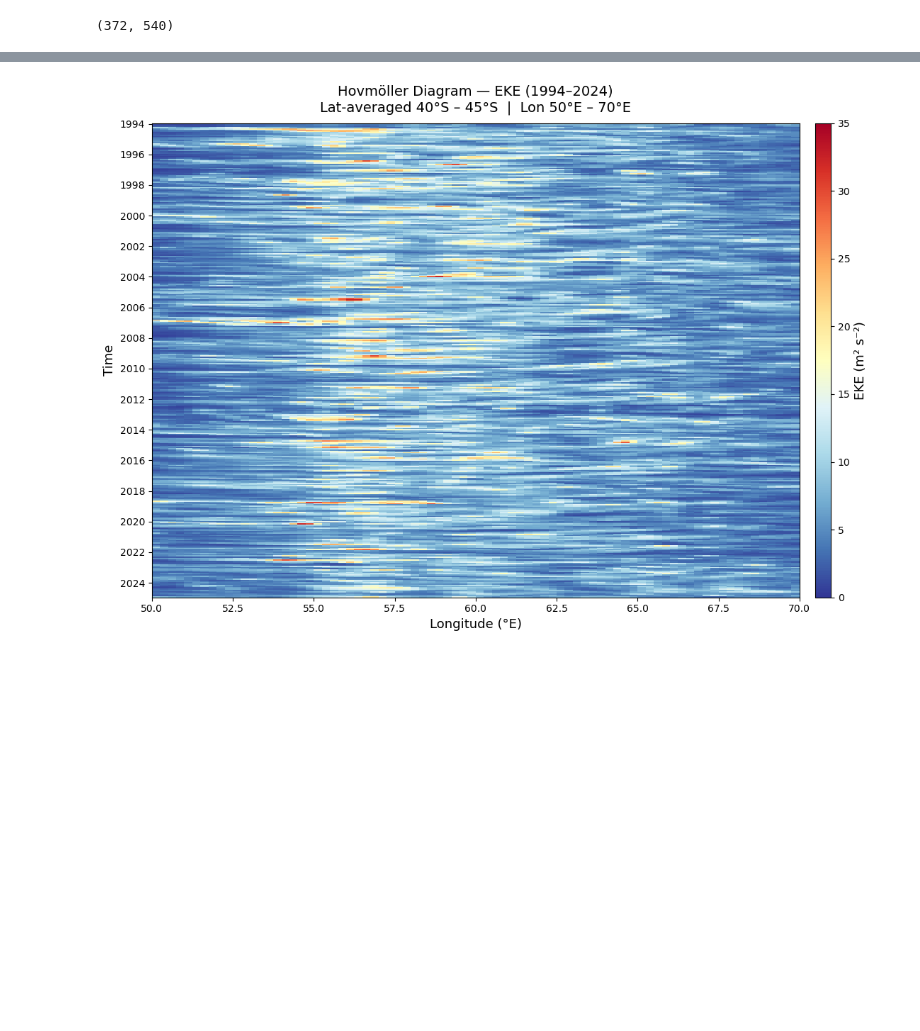
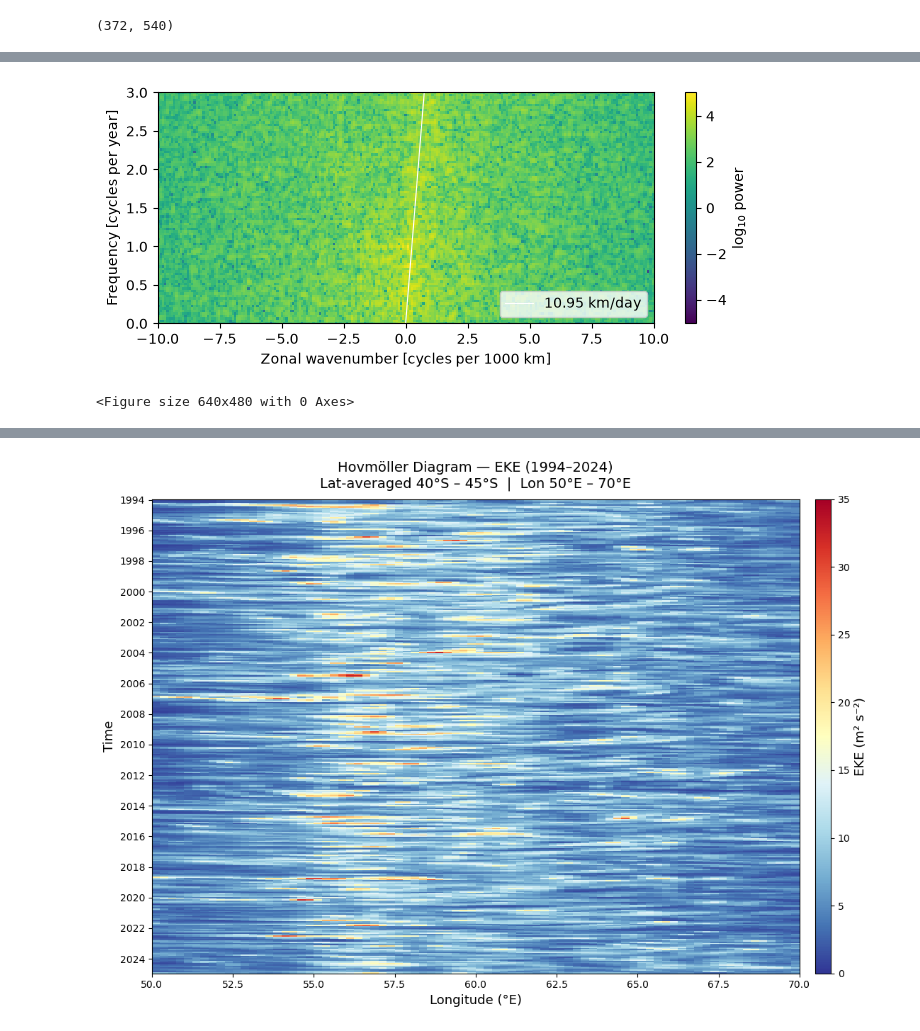
Before and after one commit to niko-odhi555/ARC-Project, a Jupyter notebook: ARC_EKE_Hovmoller.ipynb, the cells around one changed output, grey strips where cells are left out. Drawn from its saved outputs; the diff is of its cells as text; code cells hidden in the pictures; blank space fills up the shorter version.

```diff
--- a/ARC_EKE_Hovmoller.ipynb
+++ b/ARC_EKE_Hovmoller.ipynb
@@ -67,3 +124,50 @@ output_dir.mkdir(parents=True, exist_ok=True)
+# %%
+from scipy.signal import detrend
+
+X = eke_max_scaled
+
+X = detrend(X, axis=0)            # remove linear trend in time at each lon
+X = X - X.mean(axis=0)            # remove time mean at each lon
+
+# apply Hann window to reduce signal leakage
+nt, nx = X.shape
+X = X * np.hanning(nt)[:, None] * np.hanning(nx)[None, :]
+
+# scaling from months to days, latitude to km
+dt = np.mean(np.diff(time))                                  # days
+dx = 0.25 * 111.2 * np.cos(np.radians(np.mean(max_lat)))     # km (use mean jet latitude)
+
+# FFT in space, inverse FFT in time (so eastward = +k, +omega)
+F = np.fft.fft(X, axis=1)
+F = np.fft.ifft(F, axis=0) * nt
+P = np.abs(F)**2  # power is the frequency squared
+
+k = np.fft.fftshift(np.fft.fftfreq(nx, d=dx))   # cycles/km
+w = np.fft.fftshift(np.fft.fftfreq(nt, d=dt))   # cycles/day
+P = np.fft.fftshift(P)                          # shift both axes to match
+
+# Plot (eastward-propagating half: k>0, w>0)
+w_cpy = w * 365.25                              # cycles per year
+fig, ax = plt.subplots(figsize=(8, 3))
+# pcm = ax.pcolormesh(k * 1000, w, np.log10(P), shading='auto', cmap='viridis')
+pcm = ax.pcolormesh(k * 1000, w_cpy, np.log10(P), shading='auto', cmap='viridis') # for cycles per year
+ax.set_xlim(-0.01 * 1000, 0.01 * 1000)          # tweak to taste
+# ax.set_ylim(0, 3/365.25)
+ax.set_ylim(0,3)
+ax.set_xlabel('Zonal wavenumber [cycles per 1000 km]')
+# ax.set_ylabel('Frequency [cycles per day]')
+ax.set_ylabel('Frequency [cycles per year]')
+
+c = 4000/365.25 # phase speed [km/day] estimated from Hovmoller
+ax.plot(k * 1000, c * k * 365.25, 'w', lw=0.8, label = '10.95 km/day')
+ax.legend(loc='lower right')
+
+fig.colorbar(pcm, label='log$_{10}$ power')
+plt.show()
+plt.savefig('ARC_k-omega spectrum')
+# %% [output]
+[figure, added]
+<Figure size 640x480 with 0 Axes>
 # %%
 # Build meshgrid
 LON, TIME = np.meshgrid(lon, mdates.date2num(datetime_array)) # converts datetime objects to matplotlib time objects
```
Also changed, not shown: parts of 5 cells of this notebook, 1 other file.
